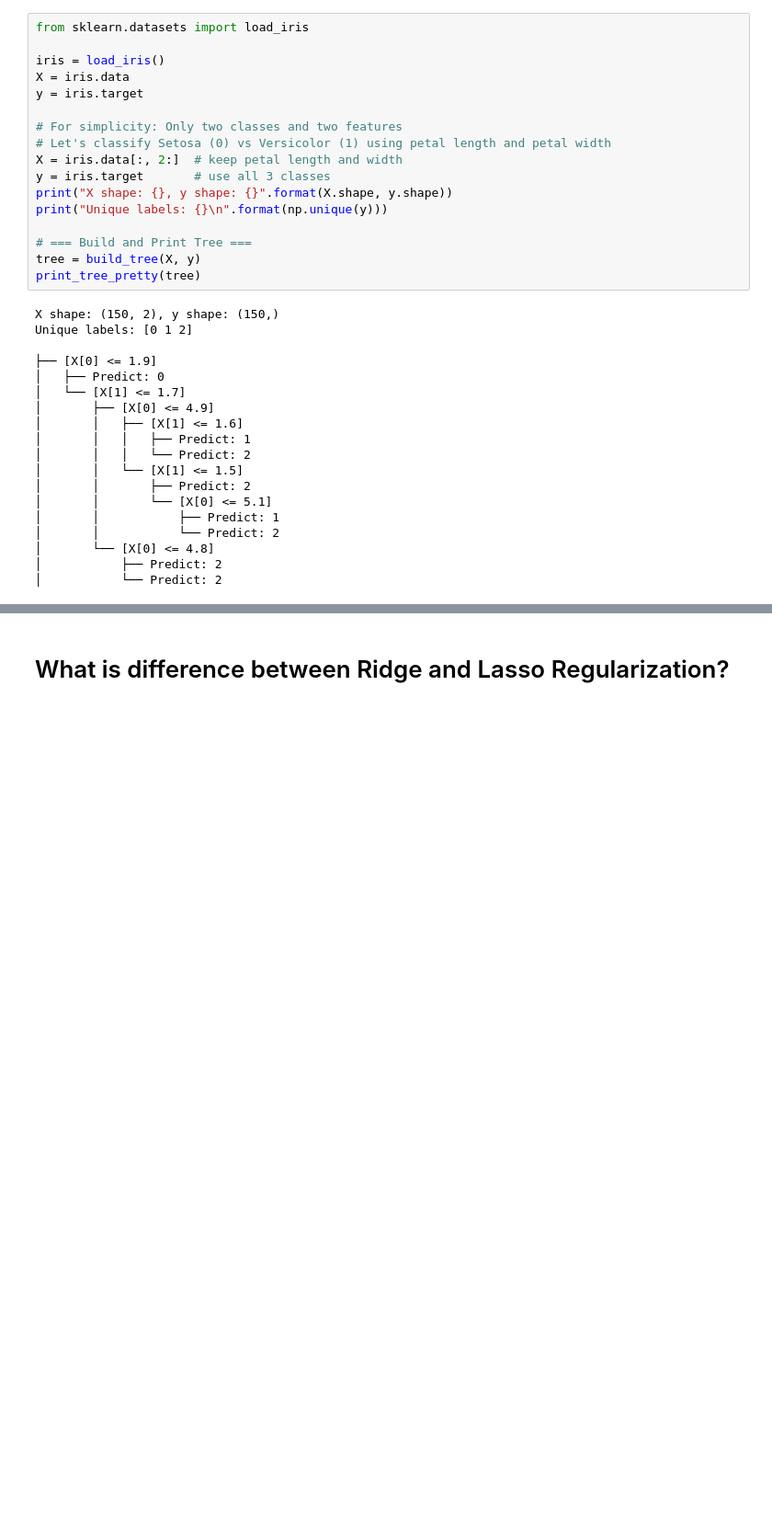
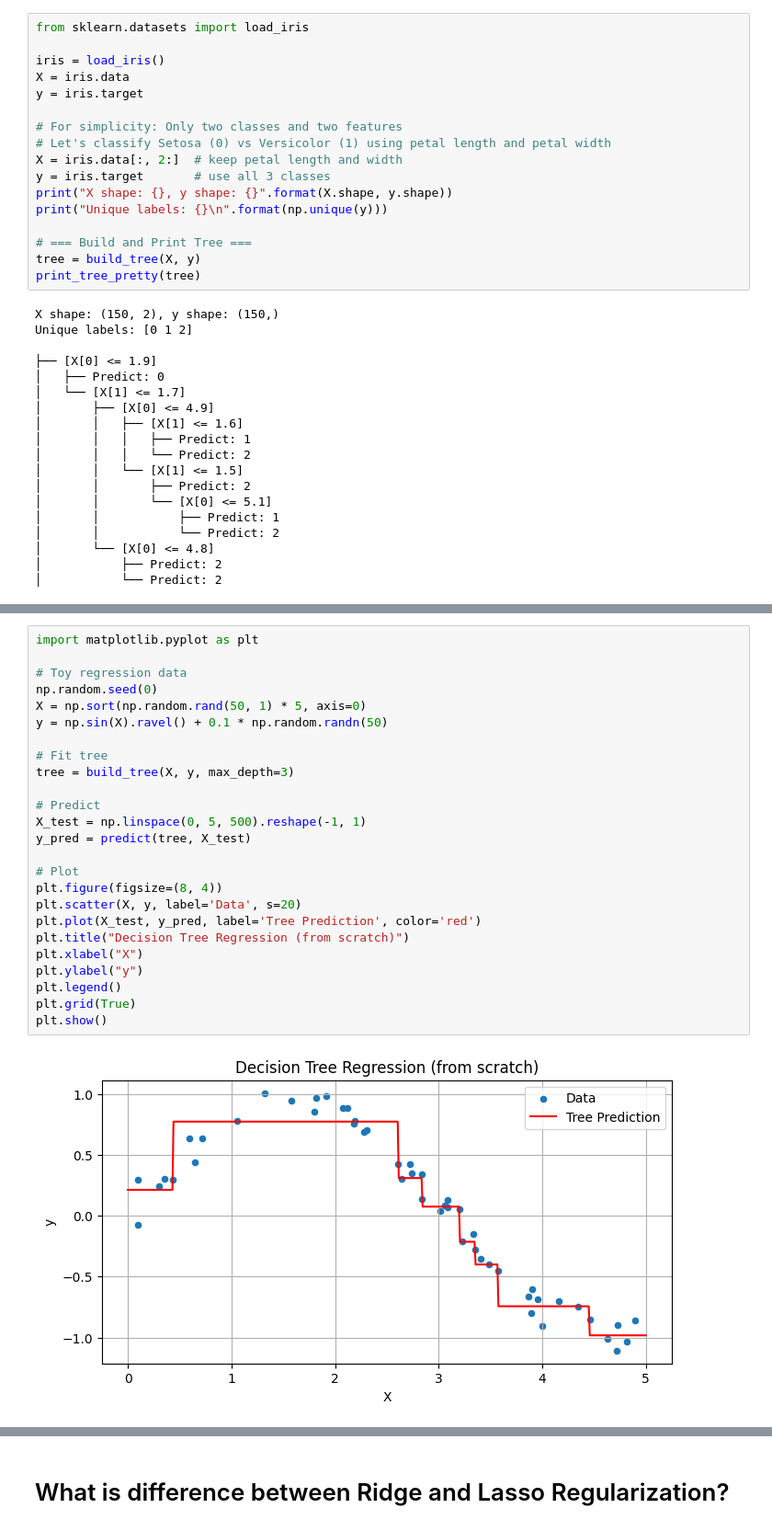
Before and after one commit to shivam9400/data_science, a Jupyter notebook: Classical_ML/ml_concepts/ml-understanding-concepts-part1.ipynb, the cells around one changed output, grey strips where cells are left out. Shown at 92% size. Saved outputs shown, nothing was run; the diff lists cells and outputs as text; blank space fills up the shorter version.

```diff
--- a/Classical_ML/ml_concepts/ml-understanding-concepts-part1.ipynb
+++ b/Classical_ML/ml_concepts/ml-understanding-concepts-part1.ipynb
@@ -253,0 +334,27 @@ Unique labels: [0 1 2]
+# %%
+import matplotlib.pyplot as plt
+
+# Toy regression data
+np.random.seed(0)
+X = np.sort(np.random.rand(50, 1) * 5, axis=0)
+y = np.sin(X).ravel() + 0.1 * np.random.randn(50)
+
+# Fit tree
+tree = build_tree(X, y, max_depth=3)
+
+# Predict
+X_test = np.linspace(0, 5, 500).reshape(-1, 1)
+y_pred = predict(tree, X_test)
+
+# Plot
+plt.figure(figsize=(8, 4))
+plt.scatter(X, y, label='Data', s=20)
+plt.plot(X_test, y_pred, label='Tree Prediction', color='red')
+plt.title("Decision Tree Regression (from scratch)")
+plt.xlabel("X")
+plt.ylabel("y")
+plt.legend()
+plt.grid(True)
+plt.show()
+# %% [output]
+[figure, added]
```
Also changed, not shown: parts of 15 cells of this notebook.
